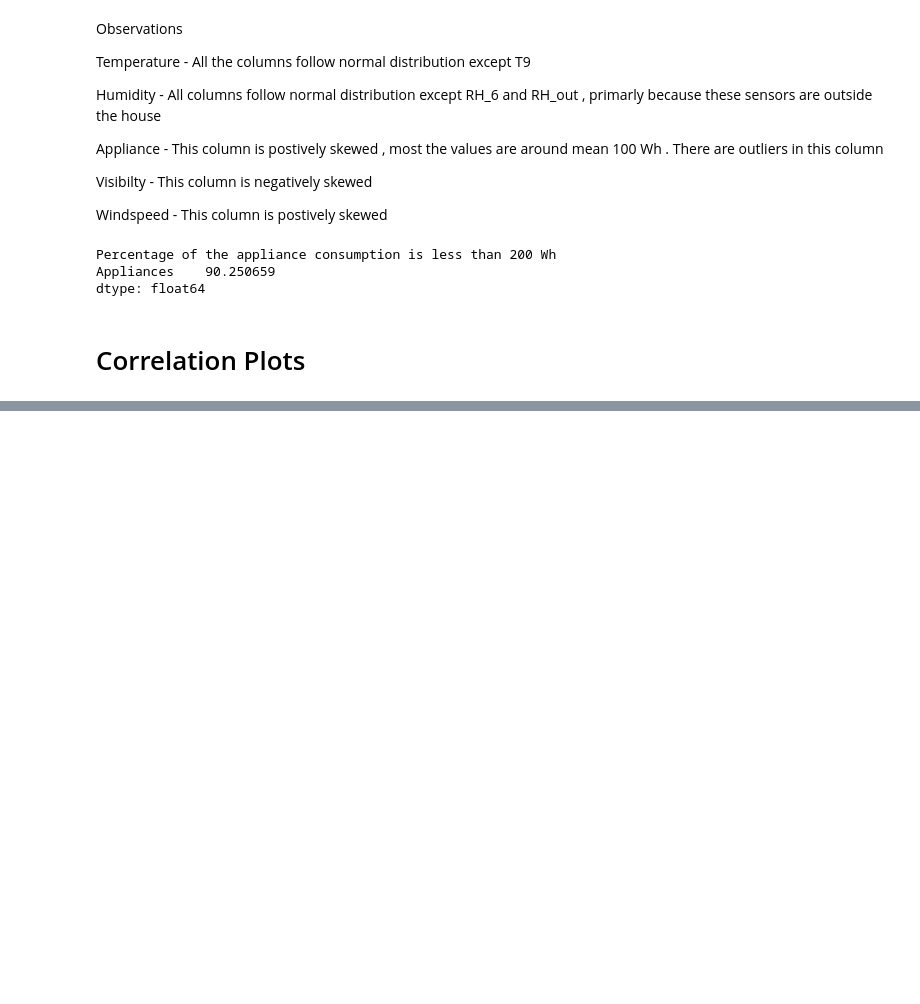
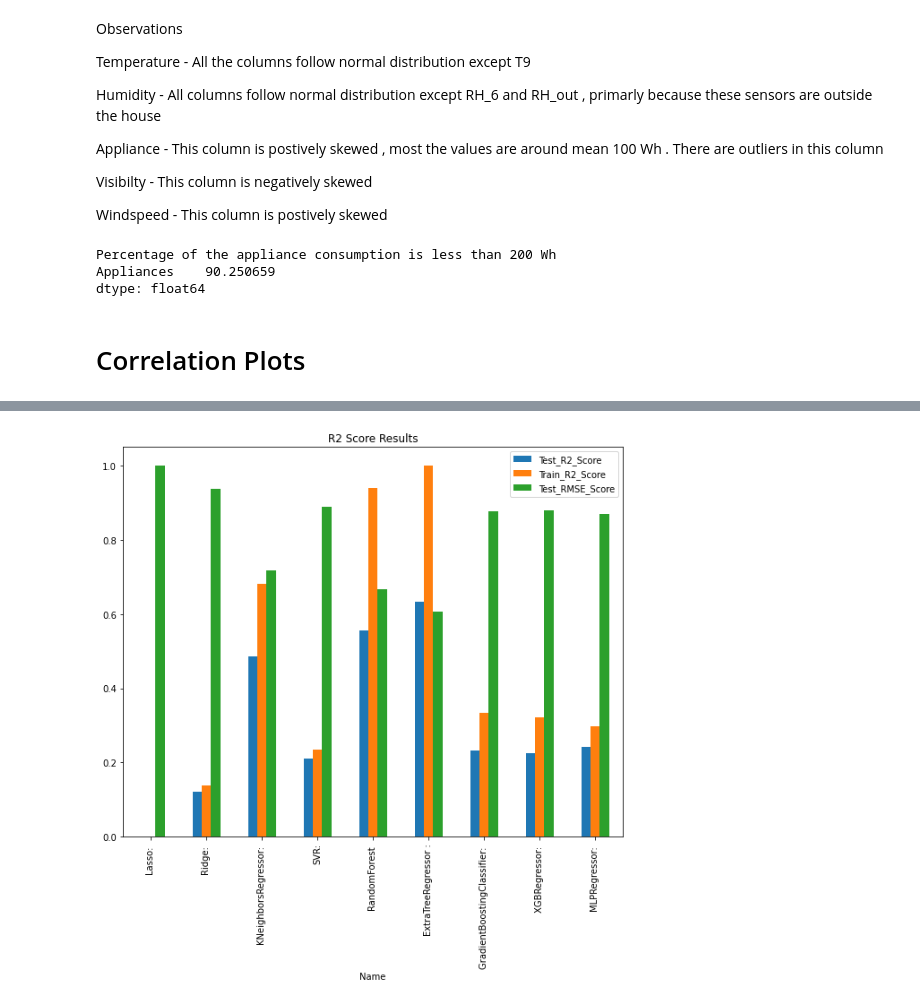
Before and after one commit to velamalaappu/icc-supervised-ml-analysis, a Jupyter notebook: module2_project.ipynb, the cells around one changed output, grey strips where cells are left out. Drawn from its saved outputs; the diff is of its cells as text; code cells hidden in the pictures; blank space fills up the shorter version.

```diff
--- a/module2_project.ipynb
+++ b/module2_project.ipynb
@@ -270,0 +404,8 @@ dtype: float64
+# %%
+# Remove Appliances column from traininig set
+
+train_X =  sc_train.drop(['Appliances'] , axis=1)
+train_y = sc_train['Appliances']
+
+test_X =  sc_test.drop(['Appliances'] , axis=1)
+test_y = sc_test['Appliances']
@@ -270,0 +467,31 @@ dtype: float64
+# %%
+models = [
+           ['Lasso: ', Lasso()],
+           ['Ridge: ', Ridge()],
+           ['KNeighborsRegressor: ',  neighbors.KNeighborsRegressor()],
+           ['SVR:' , SVR(kernel='rbf')],
+           ['RandomForest ',RandomForestRegressor()],
+           ['ExtraTreeRegressor :',ExtraTreesRegressor()],
+           ['GradientBoostingClassifier: ', GradientBoostingRegressor()] ,
+           ['XGBRegressor: ', xgb.XGBRegressor()] ,
+           ['MLPRegressor: ', MLPRegressor(  activation='relu', solver='adam',learning_rate='adaptive',max_iter=1000,learning_rate_init=0.01,alpha=0.01)]
+         ]
+# %%
+# Run all the proposed models and update the information in a list model_data
+import time
+from math import sqrt
+from sklearn.metrics import mean_squared_error
+
+model_data = []
+for name,curr_model in models :
+    curr_model_data = {}
+    curr_model.random_state = 78
+    curr_model_data["Name"] = name
+    start = time.time()
+    curr_model.fit(train_X,train_y)
+    end = time.time()
+    curr_model_data["Train_Time"] = end - start
+    curr_model_data["Train_R2_Score"] = metrics.r2_score(train_y,curr_model.predict(train_X))
+    curr_model_data["Test_R2_Score"] = metrics.r2_score(test_y,curr_model.predict(test_X))
+    curr_model_data["Test_RMSE_Score"] = sqrt(mean_squared_error(test_y,curr_model.predict(test_X)))
+    model_data.append(curr_model_data)
@@ -270,0 +520,3 @@ dtype: float64
+# %%
+# Convert list to dataframe
+df = pd.DataFrame(model_data)
@@ -270,0 +536,4 @@ dtype: float64
+# %%
+df.plot(x="Name", y=['Test_R2_Score' , 'Train_R2_Score' , 'Test_RMSE_Score'], kind="bar" , title = 'R2 Score Results' , figsize= (10,8)) ;
+# %% [output]
+[figure, added]
```
Also changed, not shown: parts of 33 cells of this notebook.
